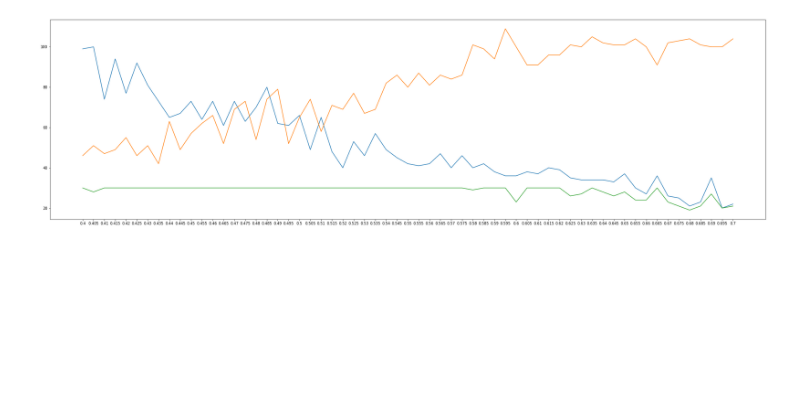
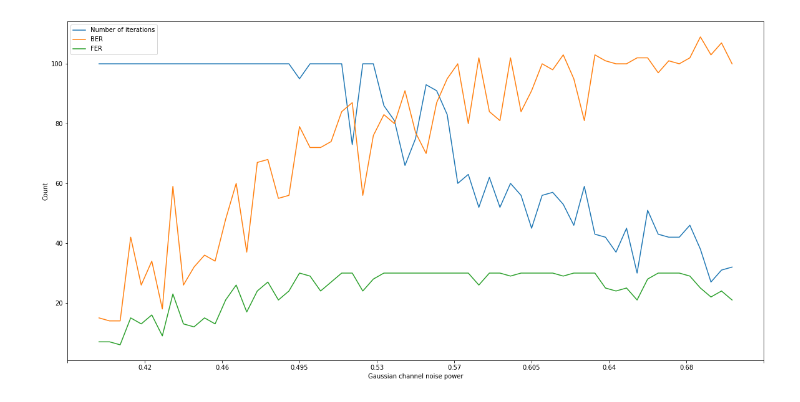
Before and after one commit to asakhar/ChannelModeling, a Jupyter notebook: plotter.ipynb, the cells around one changed output. Cells and saved outputs as stored; diff of their text form; code cells hidden in the pictures; blank space fills up the shorter version.

Commit message:
research plots

```diff
--- a/plotter.ipynb
+++ b/plotter.ipynb
@@ -8,14 +9,24 @@ def plot_from_file(path, starting_at = 80):
         json_txt = "".join(file.readlines())
     data = json.loads(json_txt)
     # print(data)
-    plt.rcParams["figure.figsize"] = (35,10)
+    plt.rcParams["figure.figsize"] = (#35
+    20,10)
     power = [key for key in data]
     berc = [val['BERC'] for key, val in data.items()]
     ser = [val['SER'] for key, val in data.items()]
     iters = [val['iters'] for key, val in data.items()]
-    plt.plot(power[starting_at:], iters[starting_at:])
-    plt.plot(power[starting_at:], berc[starting_at:])
-    plt.plot(power[starting_at:], ser[starting_at:])
+    f, ax = plt.subplots()
+    ax.plot(power[starting_at:], iters[starting_at:])
+    ax.plot(power[starting_at:], berc[starting_at:])
+    ax.plot(power[starting_at:], ser[starting_at:])
+    plt.legend(('Number of iterations', 'BER', 'FER'))
+    plt.ylabel("Count")
+    plt.xlabel("Gaussian channel noise power")
+
+
+
+    xmin, xmax = ax.get_xlim()
+    ax.set_xticks(np.round(np.linspace(xmin, xmax, 10), 2))
 
     plt.show()
 # %%
@@ -25,5 +36,5 @@ plot_from_file("build/result.json")
 # %%
-plot_from_file('result_exactly_the_same.json', 0)
+plot_from_file('result2.json', 0)
 # %% [output]
-[figure, old version]
+[figure, new version]
 # %%
```
Also changed, not shown: parts of 6 cells of this notebook, 2 other files.
